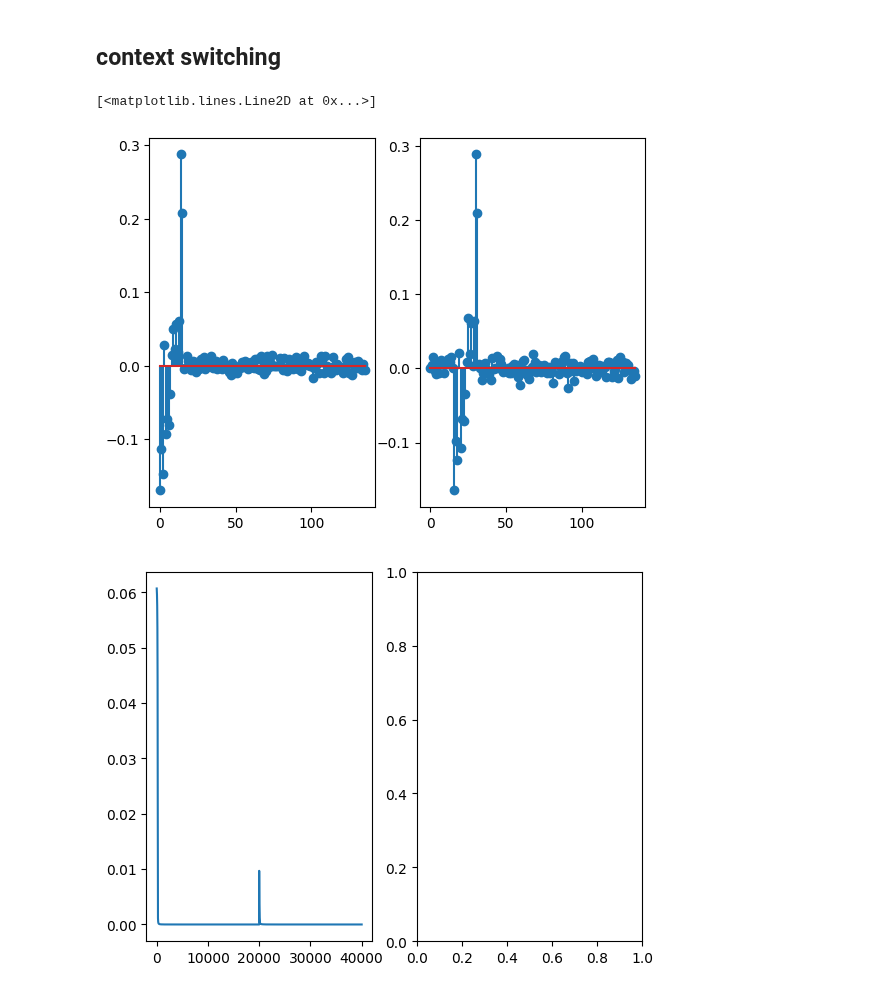
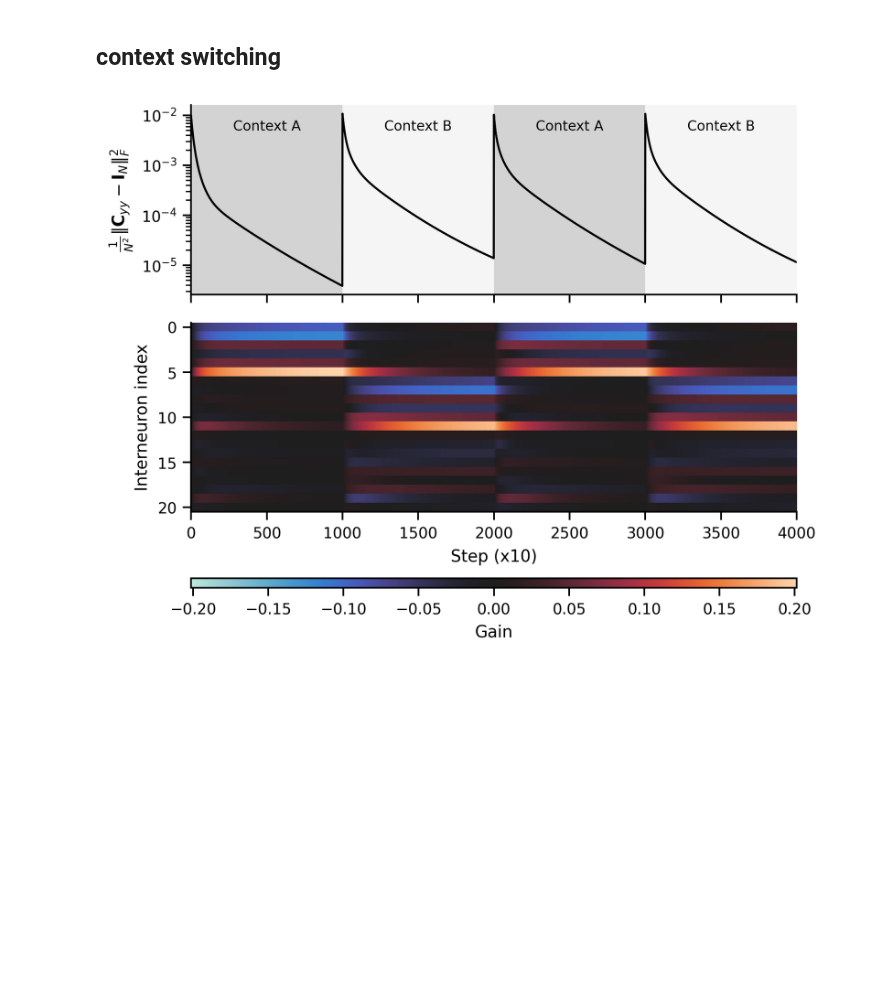
Before and after one commit to lyndond/frame_whitening, a Jupyter notebook: figures/grassmann.ipynb, the cells around one changed output. Cells and saved outputs as stored; diff of their text form; code cells hidden in the pictures; blank space fills up the shorter version.

```diff
--- a/figures/grassmann.ipynb
+++ b/figures/grassmann.ipynb
@@ -161,14 +190,47 @@ g_last, _, errors, _ = fws.adapt_covariance(
-# %%
-fig, ax = plt.subplots(1, 2)
-# ax.plot(errors)
-# ax.set(yscale='log')
-ax[0].stem(g_last[0])
-ax[1].stem(g_last[1])
-
-
-fig, ax = plt.subplots(1, 2)
-ax[0].plot(errors)
-# %% [output]
-[<matplotlib.lines.Line2D at 0x...>]
-[figure, removed]
-[figure, removed]
+# %%
+from mpl_toolkits.axes_grid1.inset_locator import inset_axes
+
+g_all_plot = g_all[0:]
+cmap = sns.color_palette('icefire', as_cmap=True)
+vmax = np.max(np.abs(g_all_plot))
+vmin = -vmax
+
+with sns.plotting_context('paper'):
+    fig, ax = plt.subplots(2, 1, sharex='all', figsize=(6, 4), dpi=300)
+    ax[0].plot(errors, color='k')
+    im = ax[1].imshow(g_all_plot.T, aspect='auto', cmap=cmap, vmin=vmin, vmax=vmax, interpolation='none')
+
+    ax[0].set(yscale='log', ylabel=r'$\frac{1}{N^2}\Vert{\bf C}_{yy} - {\bf I}_N\Vert_F^2$')
+    ax[1].set(xlabel='Step (x10)', ylabel='Interneuron index')
+
+    sns.despine()
+    fig.tight_layout()
+
+    # plot filled rectangle from y = 1E-6 to 1E-2 and from x = to 1000 on ax[0]
+    from matplotlib.patches import Rectangle
+    recta1 = Rectangle((0, 1E-6), 1000, 1E-1, linewidth=1, edgecolor='none', facecolor='lightgrey', zorder=-1)
+    recta2 = Rectangle((2000, 1E-6), 1000, 1E-1, linewidth=1, edgecolor='none', facecolor='lightgrey', zorder=-1)
+    ax[0].add_patch(recta1)
+    ax[0].add_patch(recta2)
+    # shift rightward by 1000
+    rectb1 = Rectangle((1000, 1E-6), 1000, 1E-1, linewidth=1, edgecolor='none', facecolor='whitesmoke', zorder=-1)
+    rectb2 = Rectangle((3000, 1E-6), 1000, 1E-1, linewidth=1, edgecolor='none', facecolor='whitesmoke', zorder=-1)
+    ax[0].add_patch(rectb1)
+    ax[0].add_patch(rectb2)
+
+    # place text saying 'Context 1' and 'Context 2' on ax[0]
+    ax[0].text(500, 5E-3, 'Context A', fontsize=8, ha='center')
+    ax[0].text(1500, 5E-3, 'Context B', fontsize=8, ha='center')
+    ax[0].text(2500, 5E-3, 'Context A', fontsize=8, ha='center')
+    ax[0].text(3500, 5E-3, 'Context B', fontsize=8, ha='center')
+
+
+    axins = inset_axes(ax[1],
+                        width="100%",
+                        height="5%",
+                        loc='lower center',
+                        borderpad=-5
+                    )
+    fig.colorbar(im, cax=axins, orientation="horizontal", label="Gain")
+# %% [output]
+[figure, added]
```
Also changed, not shown: parts of 7 cells of this notebook, 8 other files.
